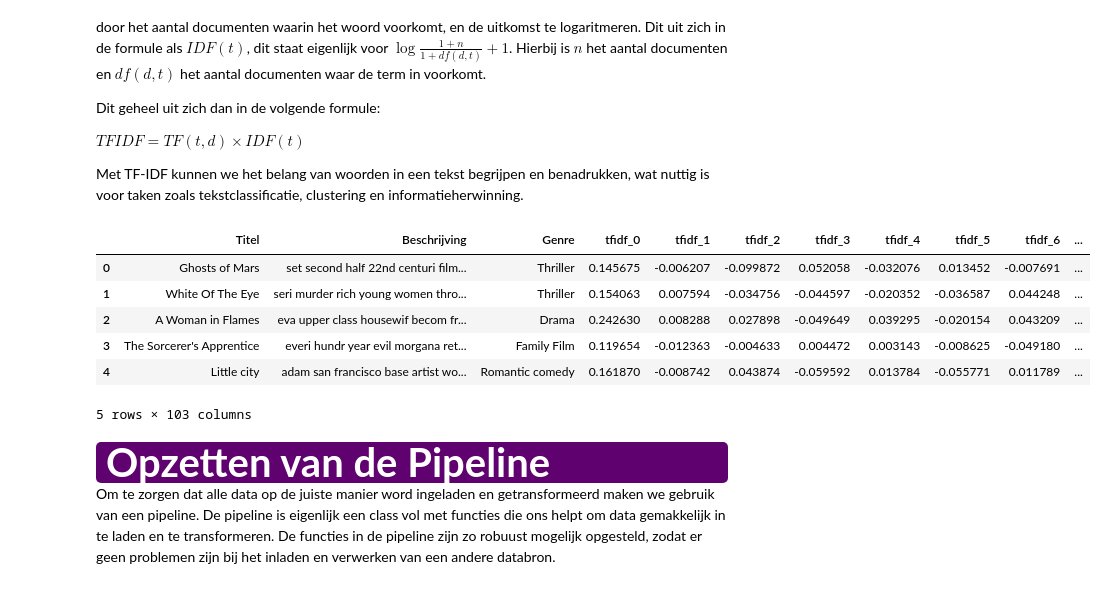
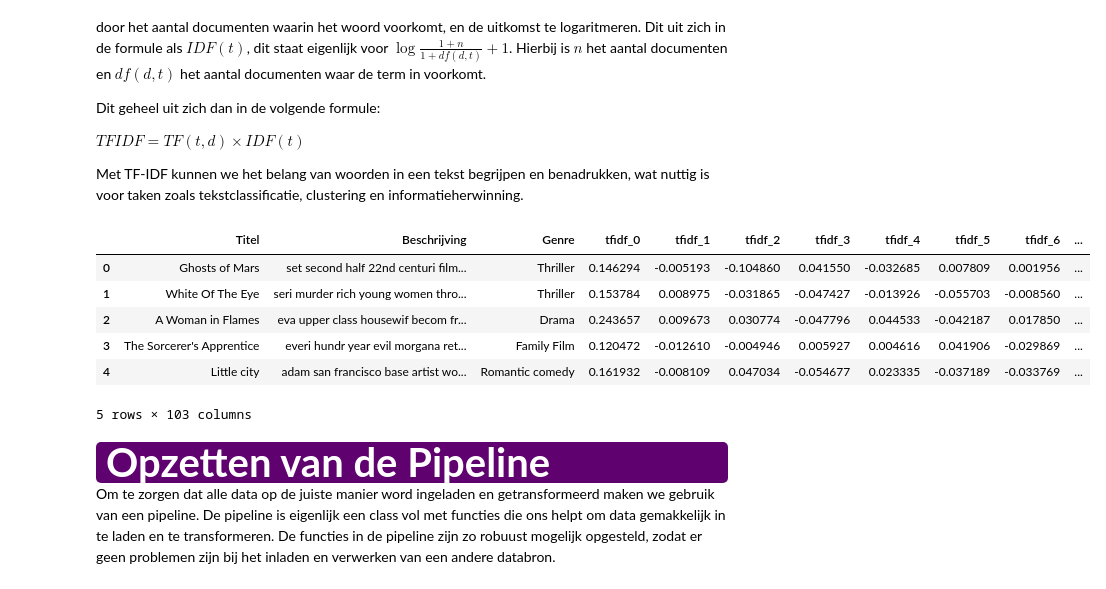
Before and after one commit to BJHeemskerk/Data3, a Jupyter notebook: CineClassify.ipynb, the cells around one changed output. Drawn from its saved outputs; the diff is of its cells as text; code cells hidden in the pictures.

```diff
--- a/CineClassify.ipynb
+++ b/CineClassify.ipynb
@@ -793,17 +919,17 @@ display(df.head())
 Nu dit is gedaan kan de dictionary worden ingelezen met een lambda functie. Deze functie zal ervoor zorgen dat de genres als een string worden ingeladen. Door dit te doen is het mogelijk om de eerste_genre functie toe te passen om ook hier alleen het eerste genre te laten staan.
 # %%
 # Ophalen van de genres uit de dictionary
-df['Genre'] = df['dicts'].apply(lambda x: ', '.join(x.values()) if isinstance(x, dict) else x)
+database['Genre'] = database['dicts'].apply(lambda x: ', '.join(x.values()) if isinstance(x, dict) else x)
 
 # Toepassen van eerste_genre
-df['Genre'] = df['Genre'].apply(lambda x: eerste_genre(x, ', '))
+database['Genre'] = database['Genre'].apply(lambda x: eerste_genre(x, ', '))
 
 # Droppen van originele kolommen
-df_clean = df.drop(columns=['dicts'])
+database = database.drop(columns=['dicts'])
 
 # Tonen van nieuw dataframe en van de informatie
-display(df_clean.head())
-data_info(df_clean)
+display(database.head())
+data_info(database)
 # %% [output]
 |  | Titel | Beschrijving | Genre |
 | 0 | Ghosts of Mars | Set in the second half of the 22n... | Thriller |
@@ -817,0 +946,6 @@ data_info(df_clean)
+# %%
+# Toepassen van eerste genre functie
+api['Genre'] = api['Genre'].apply(lambda x: eerste_genre(x, ', '))
+
+# Tonen van de verandering
+display(api.head())
@@ -818,12 +959,16 @@ data_info(df_clean)
 # %% [markdown]
 Voordat we gaan beginnen aan het verwerken van de tekst, is het ons opgevallen dat er minder items in titel staan dan in beschrijving. Er zal dus even worden gekeken naar eventuele duplicaten.
 # %%
-# Kijken of er meer dan 1 van een titel voorkomt
-duplicaten = df_clean['Titel'].value_counts()[df_clean['Titel'].value_counts() > 1]
+# Aanmaken lijst met alle dataframes
+dataframes = [database, webscraper, api]
 
-# Tonen van herhaalde titels
-print('Herhaalde titels:')
-display(duplicaten)
+for data in dataframes:
+    # Kijken of er meer dan 1 van een titel voorkomt
+    duplicaten = data['Titel'].value_counts()[data['Titel'].value_counts() > 1]
+
+    # Tonen van herhaalde titels
+    print(f'Herhaalde titels:')
+    display(duplicaten)
 # %% [output]
 Herhaalde titels:
 The Three Musketeers    9
@@ -964,0 +1170,7 @@ display(df_clean)
+# %%
+# Het 'stacken' van de dataframes
+stacked_df = pd.concat(dataframes, ignore_index=True)
+
+# Tonen van het resultaat
+data_info(stacked_df)
+display(stacked_df.head())
@@ -985,10 +1210,6 @@ $TFIDF = TF(t, d) × IDF(t)$
 
 Met TF-IDF kunnen we het belang van woorden in een tekst begrijpen en benadrukken, wat nuttig is voor taken zoals tekstclassificatie, clustering en informatieherwinning.
 # %%
-from sklearn.feature_extraction.text import TfidfVectorizer
-from sklearn.decomposition import TruncatedSVD
-import pandas as pd
-
 def tfidf_with_dimensionality_reduction(df, text_column, num_components=100):
     """
     Perform TF-IDF vectorization and dimensionality reduction using Truncated SVD.
@@ -1000,39 +1221,39 @@ def tfidf_with_dimensionality_reduction(df, text_column, num_components=100):
 
     Returns:
     - The input DataFrame with reduced TF-IDF features added.
     """
     # Extract text from the specified column
     texts = df[text_column]
 
     # TF-IDF Vectorization
     tfidf_vectorizer = TfidfVectorizer()
     tfidf_matrix = tfidf_vectorizer.fit_transform(texts)
 
     # Truncated SVD for Dimensionality Reduction
     svd = TruncatedSVD(n_components=num_components, random_state=42)
     reduced_tfidf = svd.fit_transform(tfidf_matrix)
 
     # Create DataFrame with reduced TF-IDF features
     feature_names = [f"tfidf_{i}" for i in range(num_components)]
     df_tfidf = pd.DataFrame(reduced_tfidf, columns=feature_names)
 
     # Concatenate the new features with the original DataFrame
     df_combined = pd.concat([df, df_tfidf], axis=1)
 
     return df_combined
 
 # Apply the function to add reduced TF-IDF features
-df_combined = tfidf_with_dimensionality_reduction(df_clean, text_column="Beschrijving", num_components=100)
+df_combined = tfidf_with_dimensionality_reduction(stacked_df, text_column="Beschrijving", num_components=100)
 
 # Display the DataFrame with added features
 display(df_combined.head())
 # %% [output]
 |  | Titel | Beschrijving | Genre | tfidf_0 | tfidf_1 | tfidf_2 | tfidf_3 | tfidf_4 | tfidf_5 | tfidf_6 | ... |
-| 0 | Ghosts of Mars | set second half 22nd centuri film... | Thriller | 0.145675 | -0.006207 | -0.099872 | 0.052058 | -0.032076 | 0.013452 | -0.007691 | ... |
-| 1 | White Of The Eye | seri murder rich young women thro... | Thriller | 0.154063 | 0.007594 | -0.034756 | -0.044597 | -0.020352 | -0.036587 | 0.044248 | ... |
-| 2 | A Woman in Flames | eva upper class housewif becom fr... | Drama | 0.242630 | 0.008288 | 0.027898 | -0.049649 | 0.039295 | -0.020154 | 0.043209 | ... |
-| 3 | The Sorcerer's Apprentice | everi hundr year evil morgana ret... | Family Film | 0.119654 | -0.012363 | -0.004633 | 0.004472 | 0.003143 | -0.008625 | -0.049180 | ... |
-| 4 | Little city | adam san francisco base artist wo... | Romantic comedy | 0.161870 | -0.008742 | 0.043874 | -0.059592 | 0.013784 | -0.055771 | 0.011789 | ... |
+| 0 | Ghosts of Mars | set second half 22nd centuri film... | Thriller | 0.146294 | -0.005193 | -0.104860 | 0.041550 | -0.032685 | 0.007809 | 0.001956 | ... |
+| 1 | White Of The Eye | seri murder rich young women thro... | Thriller | 0.153784 | 0.008975 | -0.031865 | -0.047427 | -0.013926 | -0.055703 | -0.008560 | ... |
+| 2 | A Woman in Flames | eva upper class housewif becom fr... | Drama | 0.243657 | 0.009673 | 0.030774 | -0.047796 | 0.044533 | -0.042187 | 0.017850 | ... |
+| 3 | The Sorcerer's Apprentice | everi hundr year evil morgana ret... | Family Film | 0.120472 | -0.012610 | -0.004946 | 0.005927 | 0.004616 | 0.041906 | -0.029869 | ... |
+| 4 | Little city | adam san francisco base artist wo... | Romantic comedy | 0.161932 | -0.008109 | 0.047034 | -0.054677 | 0.023335 | -0.037189 | -0.033769 | ... |
 5 rows × 103 columns
 # %% [markdown]
 <div style="background-color:#600170; color:#fff; padding:10px; border-radius:5px; display: flex; justify-content: center; align-items: center; position: relative;">
```
Also changed, not shown: parts of 45 cells of this notebook.
